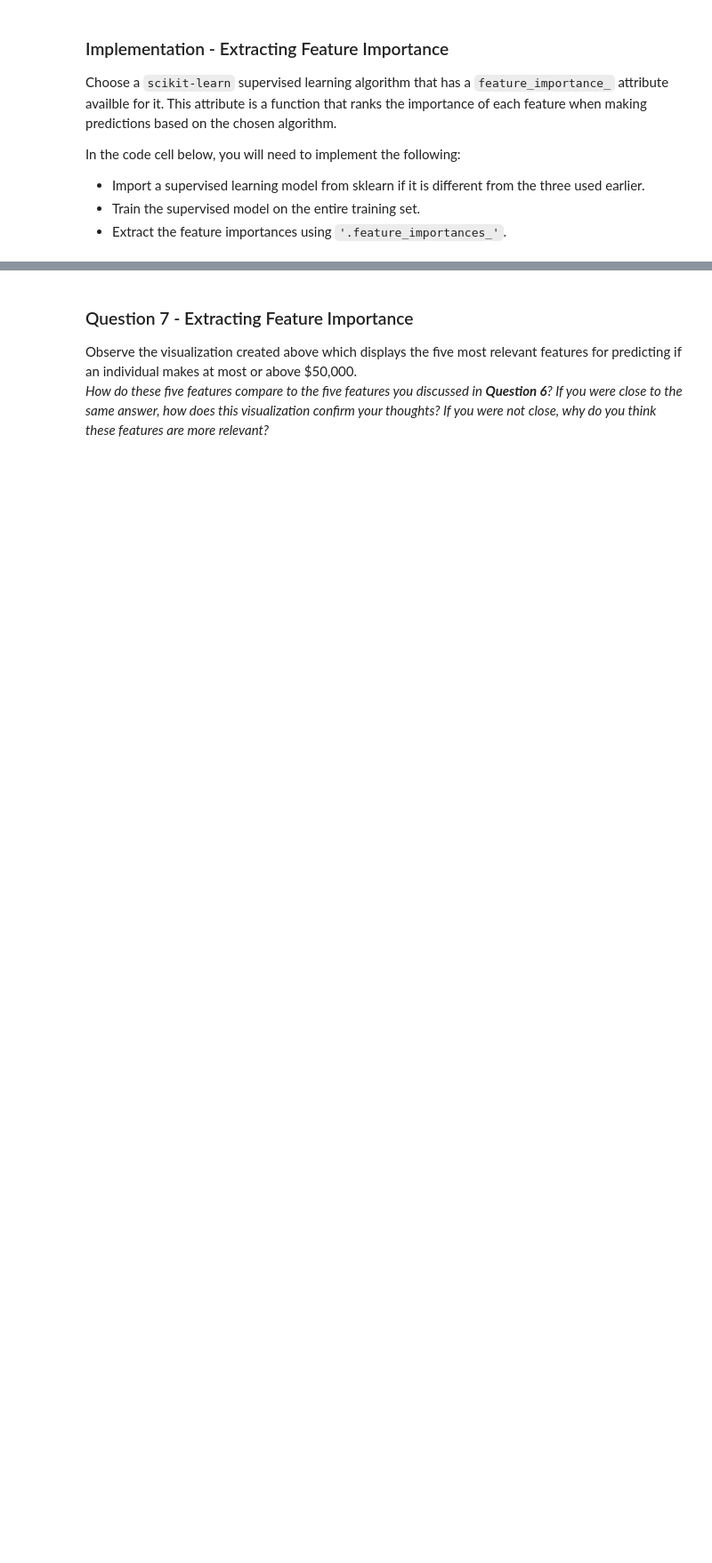
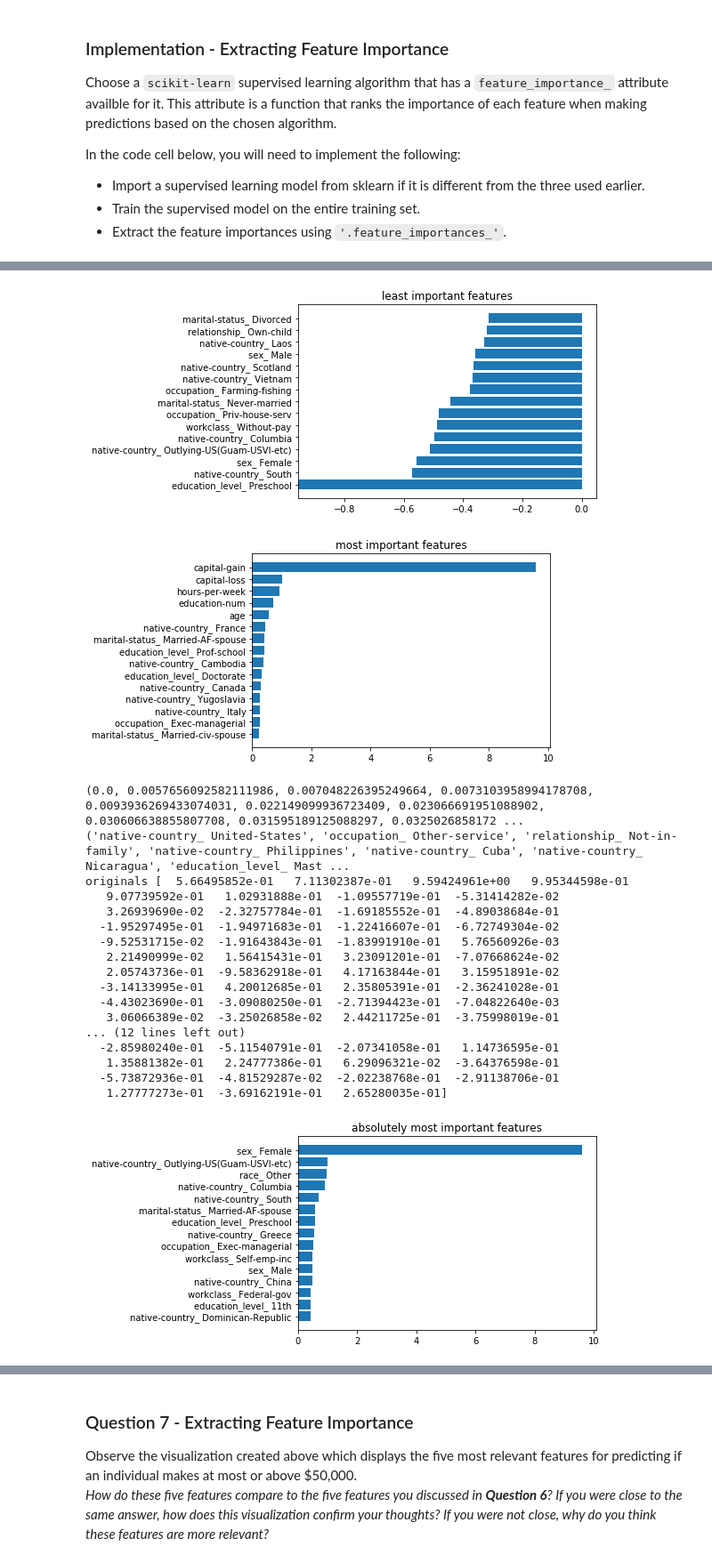
Before and after one commit to crypdick/predict-donors-California-census, a Jupyter notebook: finding_donors.ipynb, the cells around one changed output, grey strips where cells are left out. Shown: that part at 89% size. Cells and saved outputs as stored; diff of their text form; code cells hidden in the pictures; blank space fills up the shorter version.

```diff
--- a/finding_donors.ipynb
+++ b/finding_donors.ipynb
@@ -547,0 +704,17 @@ vs.feature_plot(importances, X_train, y_train)
+# %%
+from scipy.stats import rankdata
+n=6
+weights = model.coef_[0]
+
+#print X_train.columns.values
+weights_rank = rankdata(weights)
+top_rank = np.max(weights_rank)
+weights_rank = [abs(int(i-top_rank)) for i in weights_rank]
+print "ranks", ranks[:n]
+print "unsort cols", X_train.columns.values[:n]
+columns = X_train.columns.values[weights_rank]
+print "sorted cols", columns[:n]
+print "o", X_train.columns.values[np.argsort(weights_rank)][:n]
+print "unsorted weights", weights[:n]
+print "sorted weights", weights[np.argsort(weights_rank)][:n]
+#values = weights[indices][:n]
@@ -547,0 +731,62 @@ vs.feature_plot(importances, X_train, y_train)
+# %%
+# plot more features
+# credit: http://stackoverflow.com/q/41628264/4212158
+def feature_importances(coef, names, n=15):
+    indices = np.argsort(importances)[::-1]
+    columns = X_train.columns.values[indices[:n]]
+    values = importances[indices][:n]
+
+    imp = coef
+    imp,names = zip(*sorted(zip(imp,names)))
+    unimp = imp[:15]
+    unimp_names = names[:15]
+    plt.barh(range(len(unimp_names)), unimp, align='center')
+    plt.yticks(range(len(unimp_names)), unimp_names)
+    plt.title('least important features')
+    plt.show()
+
+    imp = imp[-15:]
+    imp_names= names[-15:]
+    plt.barh(range(len(imp_names)), imp, align='center')
+    plt.yticks(range(len(imp_names)), imp_names)
+    plt.title('most important features')
+    plt.show()
+
+    abs_imp,names = zip(*sorted(zip(np.absolute(coef),names)))
+    print abs_imp
+    print names
+    print "originals", coef
+    abs_imp = abs_imp[-15:]
+    abs_imp_names= names[-15:]
+    plt.barh(range(len(abs_imp_names)), abs_imp, align='center')
+    plt.yticks(range(len(abs_imp_names)), abs_imp_names)
+    plt.title('absolutely most important features')
+    plt.show()
+
+
+
+feature_names = X_train.columns
+feature_importances(model.coef_[0], feature_names)
+
+print "sum abs coeff", sum(abs(model.coef_[0]))
+# %% [output]
+[figure, added]
+[figure, added]
+(0.0, 0.0057656092582111986, 0.007048226395249664, 0.0073103958994178708, 0.0093936269433074031, 0.022149099936723409, 0.023066691951088902, 0.030606638855807708, 0.031595189125088297, 0.0325026858172 ...
+('native-country_ United-States', 'occupation_ Other-service', 'relationship_ Not-in-family', 'native-country_ Philippines', 'native-country_ Cuba', 'native-country_ Nicaragua', 'education_level_ Mast ...
+originals [  5.66495852e-01   7.11302387e-01   9.59424961e+00   9.95344598e-01
+   9.07739592e-01   1.02931888e-01  -1.09557719e-01  -5.31414282e-02
+   3.26939690e-02  -2.32757784e-01  -1.69185552e-01  -4.89038684e-01
+  -1.95297495e-01  -1.94971683e-01  -1.22416607e-01  -6.72749304e-02
+  -9.52531715e-02  -1.91643843e-01  -1.83991910e-01   5.76560926e-03
+   2.21490999e-02   1.56415431e-01   3.23091201e-01  -7.07668624e-02
+   2.05743736e-01  -9.58362918e-01   4.17163844e-01   3.15951891e-02
+  -3.14133995e-01   4.20012685e-01   2.35805391e-01  -2.36241028e-01
+  -4.43023690e-01  -3.09080250e-01  -2.71394423e-01  -7.04822640e-03
+   3.06066389e-02  -3.25026858e-02   2.44211725e-01  -3.75998019e-01
+... (12 lines left out)
+  -2.85980240e-01  -5.11540791e-01  -2.07341058e-01   1.14736595e-01
+   1.35881382e-01   2.24777386e-01   6.29096321e-02  -3.64376598e-01
+  -5.73872936e-01  -4.81529287e-02  -2.02238768e-01  -2.91138706e-01
+   1.27777273e-01  -3.69162191e-01   2.65280035e-01]
+[figure, added]
```
Also changed, not shown: parts of 21 cells of this notebook.
